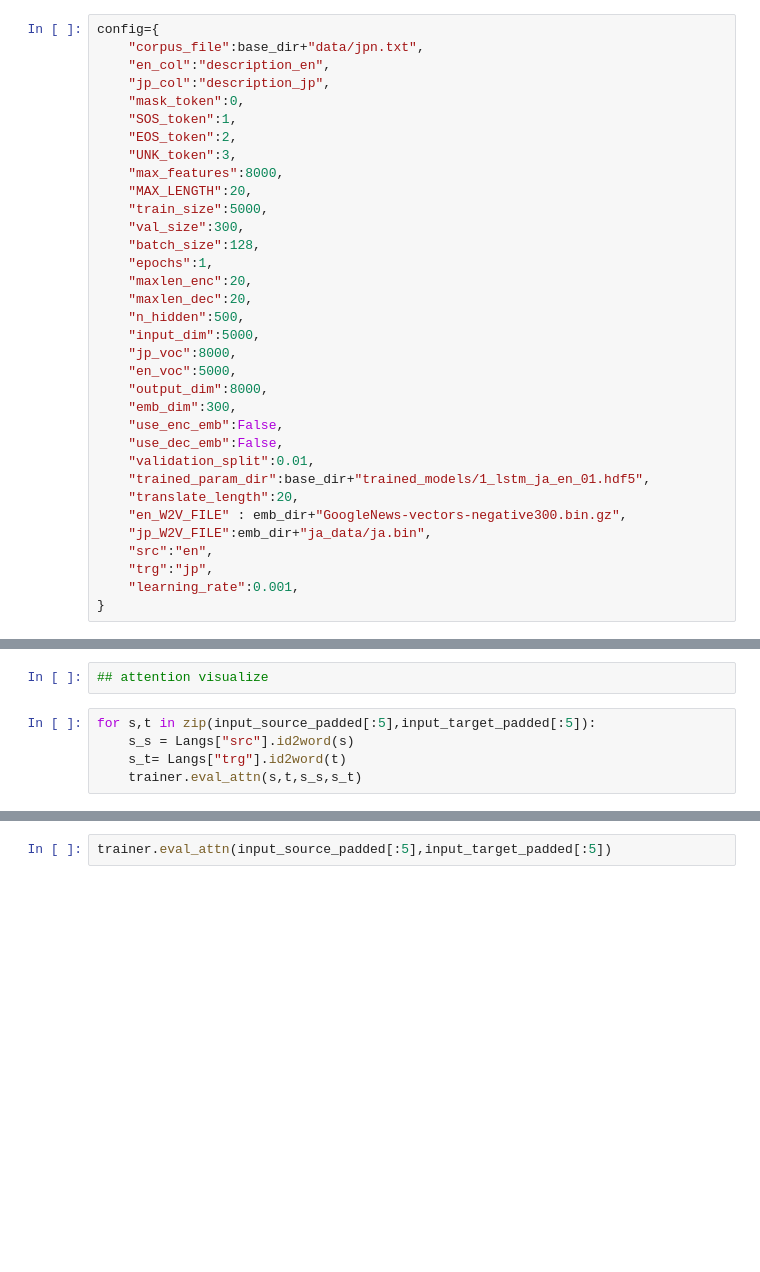
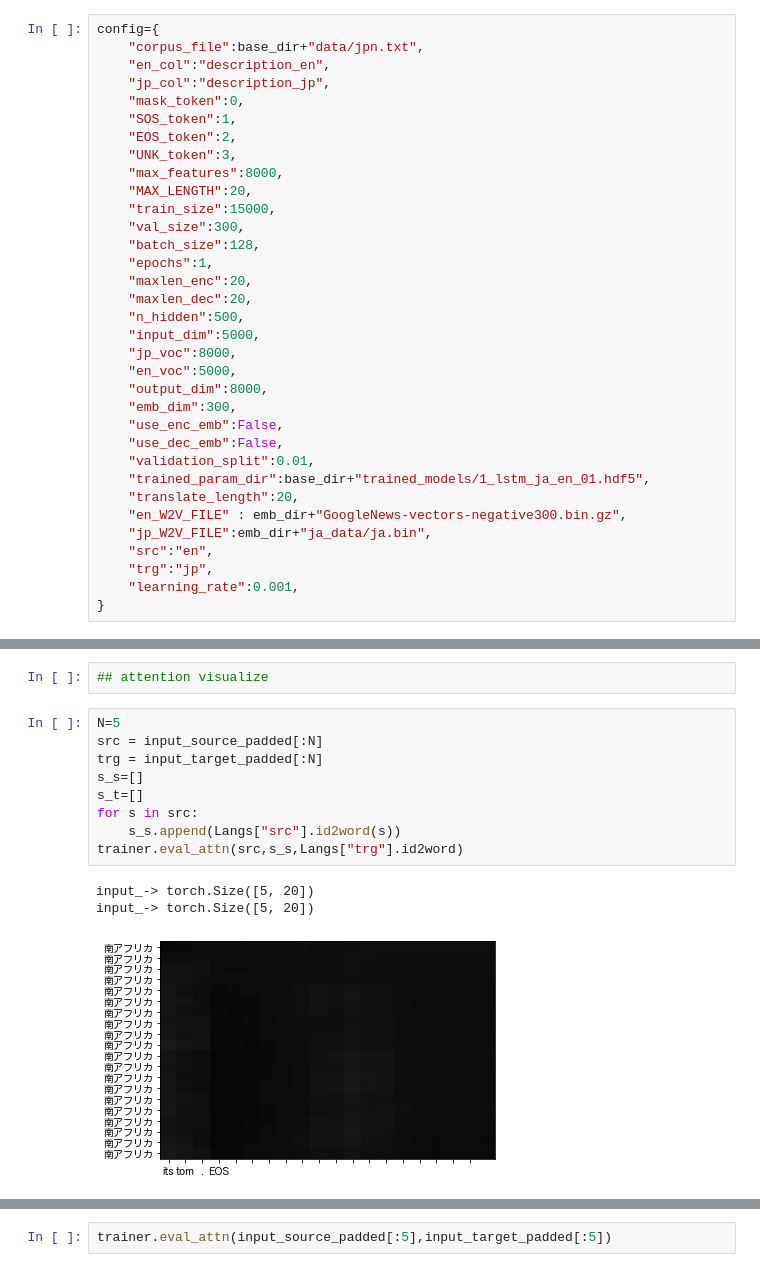
Before and after one commit to Ueeek/JP_EN_Transalation, a Jupyter notebook: notebooks/S2S_attention_visualize.ipynb, the cells around one changed output, grey strips where cells are left out. Cells and saved outputs as stored; diff of their text form; blank space fills up the shorter version.

Commit message:
visualize WIP att_mat dim align

```diff
--- a/notebooks/S2S_attention_visualize.ipynb
+++ b/notebooks/S2S_attention_visualize.ipynb
@@ -33,7 +33,7 @@ config={
     "UNK_token":3,
     "max_features":8000,
     "MAX_LENGTH":20,
-    "train_size":5000,
+    "train_size":15000,
     "val_size":300,
     "batch_size":128,
     "epochs":1,
@@ -166,7 +170,15 @@ for src,pred,target in zip(data[src_col],ret2,data[trg_col]):
 # %%
 ## attention visualize
-# %%
-for s,t in zip(input_source_padded[:5],input_target_padded[:5]):
-    s_s = Langs["src"].id2word(s)
-    s_t= Langs["trg"].id2word(t)
-    trainer.eval_attn(s,t,s_s,s_t)
+# %%
+N=5
+src = input_source_padded[:N]
+trg = input_target_padded[:N]
+s_s=[]
+s_t=[]
+for s in src:
+    s_s.append(Langs["src"].id2word(s))
+trainer.eval_attn(src,s_s,Langs["trg"].id2word)
+# %% [output]
+input_-> torch.Size([5, 20])
+input_-> torch.Size([5, 20])
+[figure, added]
```
Also changed, not shown: parts of 7 cells of this notebook, 2 other files.
